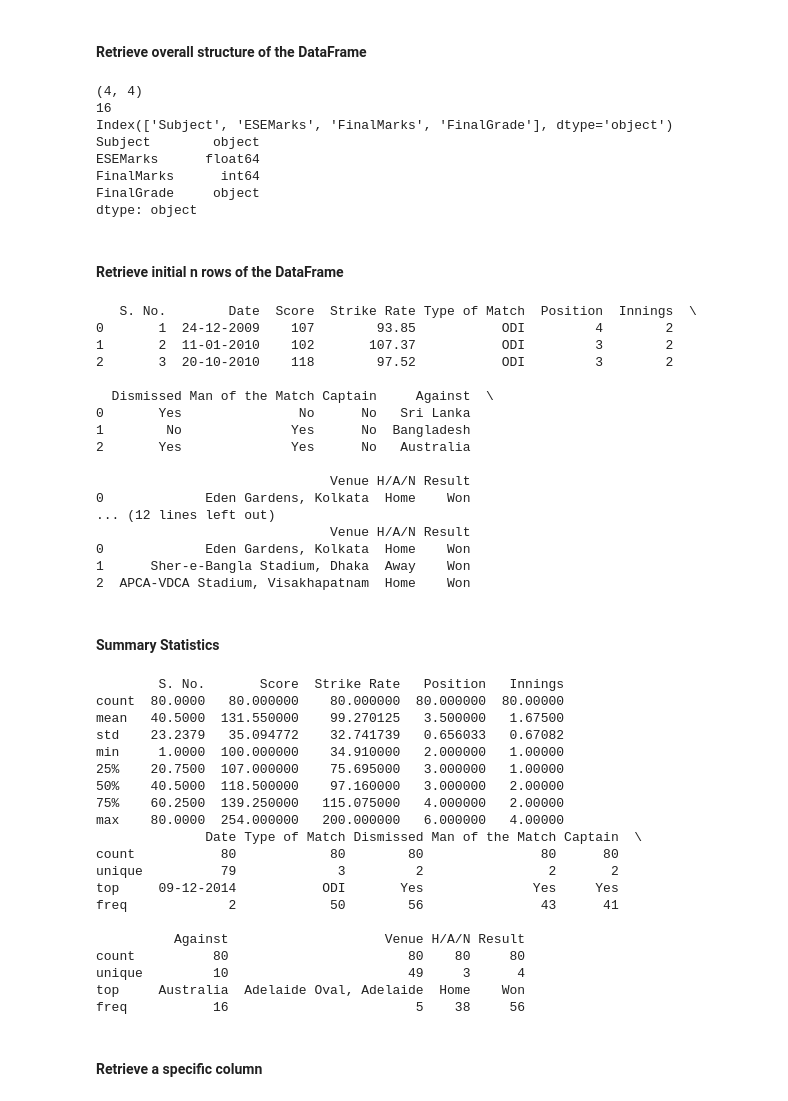
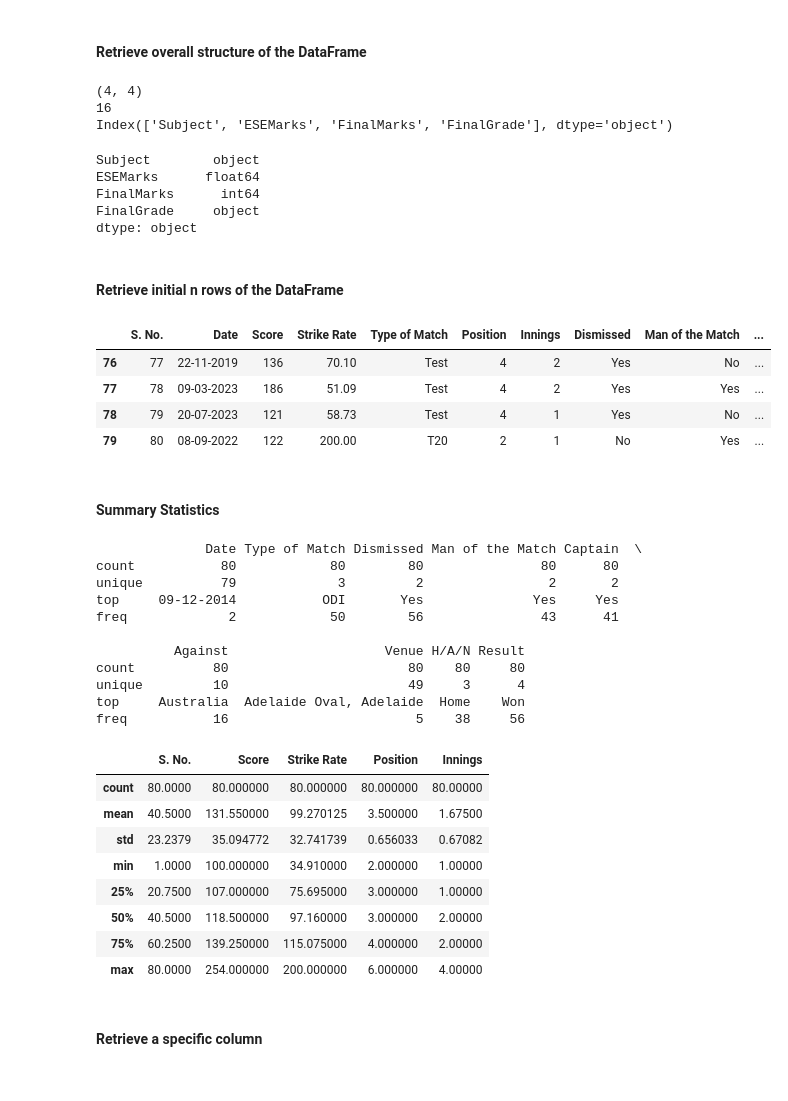
Before and after one commit to SatyamVyas04/MasteringPython, a Jupyter notebook: Pandas/main.ipynb, the cells around one changed output. Drawn from its saved outputs; the diff is of its cells as text; code cells hidden in the pictures.

```diff
--- a/Pandas/main.ipynb
+++ b/Pandas/main.ipynb
@@ -64,55 +60,36 @@ print(cols)
 
 # Bonus: DataTypes
 datatypes = df1.dtypes
-print(datatypes)
+datatypes
 # %% [output]
 (4, 4)
 16
 Index(['Subject', 'ESEMarks', 'FinalMarks', 'FinalGrade'], dtype='object')
-Subject        object
-ESEMarks      float64
-FinalMarks      int64
-FinalGrade     object
-dtype: object
+Subject        object
+ESEMarks      float64
+FinalMarks      int64
+FinalGrade     object
+dtype: object
 # %% [markdown]
 #### Retrieve initial n rows of the DataFrame
 # %%
-print(df.head(3))
-print(df[:3])
+# Use head for top n rows of the DataFrame
+df.head(3)
+
 # Use tail for botton n rows of the DataFrame
+df.tail(4)
 # %% [output]
-   S. No.        Date  Score  Strike Rate Type of Match  Position  Innings  \
-0       1  24-12-2009    107        93.85           ODI         4        2
-1       2  11-01-2010    102       107.37           ODI         3        2
-2       3  20-10-2010    118        97.52           ODI         3        2
-
-  Dismissed Man of the Match Captain     Against  \
-0       Yes               No      No   Sri Lanka
-1        No              Yes      No  Bangladesh
-2       Yes              Yes      No   Australia
-
-                              Venue H/A/N Result
-0             Eden Gardens, Kolkata  Home    Won
-... (12 lines left out)
-                              Venue H/A/N Result
-0             Eden Gardens, Kolkata  Home    Won
-1      Sher-e-Bangla Stadium, Dhaka  Away    Won
-2  APCA-VDCA Stadium, Visakhapatnam  Home    Won
+|  | S. No. | Date | Score | Strike Rate | Type of Match | Position | Innings | Dismissed | Man of the Match | ... |
+| 76 | 77 | 22-11-2019 | 136 | 70.10 | Test | 4 | 2 | Yes | No | ... |
+| 77 | 78 | 09-03-2023 | 186 | 51.09 | Test | 4 | 2 | Yes | Yes | ... |
+| 78 | 79 | 20-07-2023 | 121 | 58.73 | Test | 4 | 1 | Yes | No | ... |
+| 79 | 80 | 08-09-2022 | 122 | 200.00 | T20 | 2 | 1 | No | Yes | ... |
 # %% [markdown]
 #### Summary Statistics
 # %%
-print(df.describe())  # For all numeric values/datatypes
 print(df.describe(include="object"))  # For Object values
+df.describe()  # For all numeric values/datatypes
 # %% [output]
-        S. No.       Score  Strike Rate   Position   Innings
-count  80.0000   80.000000    80.000000  80.000000  80.00000
-mean   40.5000  131.550000    99.270125   3.500000   1.67500
-std    23.2379   35.094772    32.741739   0.656033   0.67082
-min     1.0000  100.000000    34.910000   2.000000   1.00000
-25%    20.7500  107.000000    75.695000   3.000000   1.00000
-50%    40.5000  118.500000    97.160000   3.000000   2.00000
-75%    60.2500  139.250000   115.075000   4.000000   2.00000
-max    80.0000  254.000000   200.000000   6.000000   4.00000
               Date Type of Match Dismissed Man of the Match Captain  \
 count           80            80        80               80      80
 unique          79             3         2                2       2
@@ -124,5 +101,14 @@ count          80                       80    80     80
 unique         10                       49     3      4
 top     Australia  Adelaide Oval, Adelaide  Home    Won
 freq           16                        5    38     56
+|  | S. No. | Score | Strike Rate | Position | Innings |
+| count | 80.0000 | 80.000000 | 80.000000 | 80.000000 | 80.00000 |
+| mean | 40.5000 | 131.550000 | 99.270125 | 3.500000 | 1.67500 |
+| std | 23.2379 | 35.094772 | 32.741739 | 0.656033 | 0.67082 |
+| min | 1.0000 | 100.000000 | 34.910000 | 2.000000 | 1.00000 |
+| 25% | 20.7500 | 107.000000 | 75.695000 | 3.000000 | 1.00000 |
+| 50% | 40.5000 | 118.500000 | 97.160000 | 3.000000 | 2.00000 |
+| 75% | 60.2500 | 139.250000 | 115.075000 | 4.000000 | 2.00000 |
+| max | 80.0000 | 254.000000 | 200.000000 | 6.000000 | 4.00000 |
 # %% [markdown]
 #### Retrieve a specific column
```
Also changed, not shown: parts of 8 cells of this notebook.
